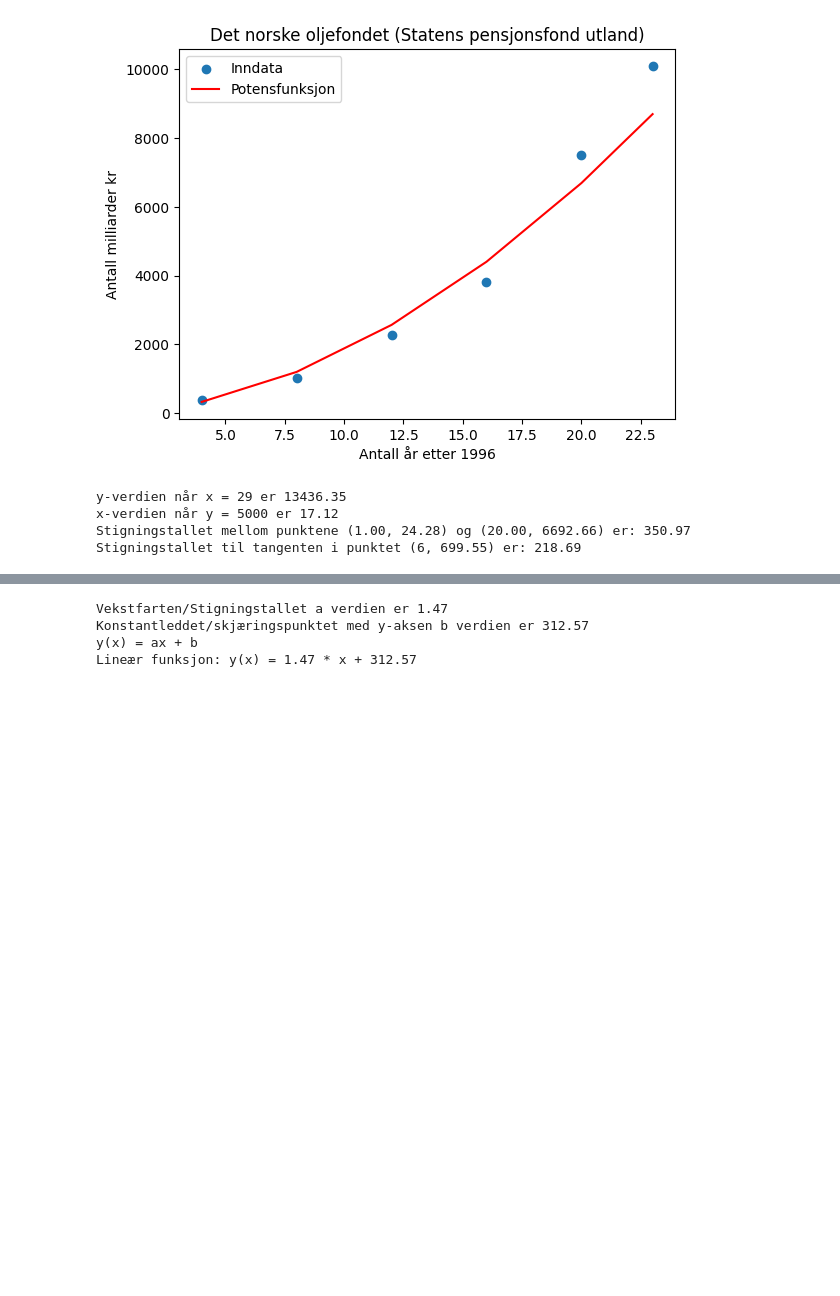
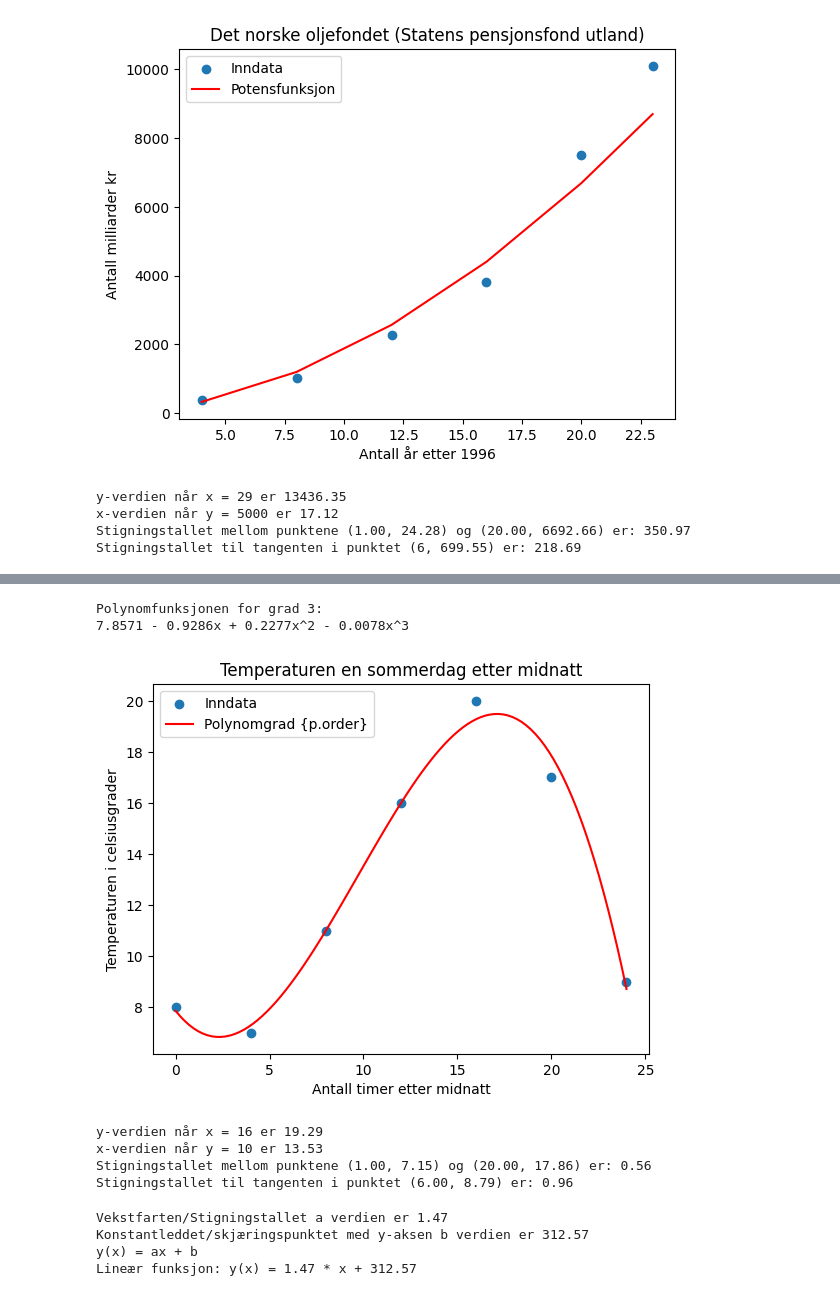
Before and after one commit to hanska91/Matematikk-2P-Y, a Jupyter notebook: Matematikkboka 2P-Y + Litt annet.ipynb, the cells around one changed output, grey strips where cells are left out. Saved outputs shown, nothing was run; the diff lists cells and outputs as text; code cells hidden in the pictures; blank space fills up the shorter version.

```diff
--- a/Matematikkboka 2P-Y + Litt annet.ipynb
+++ b/Matematikkboka 2P-Y + Litt annet.ipynb
@@ -2973,3 +2893,83 @@ Stigningstallet til tangenten i punktet (6.00, 8.79) er: 0.96
+# %%
+# Polynomregresjon med bruk av dummy Data hvor du selv velger poilynomgrad
+import numpy as np
+import matplotlib.pyplot as plt
+
+# Dummy data
+x = np.array([0, 4, 8, 12, 16, 20, 24])  # Eksempel data
+y = np.array([8, 7, 11, 16, 20, 17, 9])  # Eksempel data
+
+# Funksjon for å beregne polynomregresjon og la brukeren velge grad
+def polynomial_regression(x, y, n):
+    # Beregn polynomkoeffisientene for valgt grad
+    coefficients = np.polyfit(x, y, n)
+    p = np.poly1d(coefficients)
+
+    # Skriv ut polynomfunksjonen med ^ tegn og riktig rekkefølge
+    poly_str = " + ".join([f"{coeff:.4f}x^{i}" if i > 0 else f"{coeff:.4f}" for i, coeff in enumerate(coefficients[::-1])])
+    poly_str = poly_str.replace("x^1 ", "x ")
+    poly_str = poly_str.replace("x^0", "")
+    poly_str = poly_str.replace(" + -", " - ")
+    print(f"Polynomfunksjonen for grad {n}:")
+    print(poly_str)
+
+    return p
+
+# La brukeren velge grad på polynomet ------------------------------------------- Veldig viktig at du selv velger polynomgrad her
+n = 3
+
+# Beregn polynomregresjon med brukerens valgte grad
+p = polynomial_regression(x, y, n)
+
+# Lag et plott av dataene og polynomregresjonen
+x_plot = np.linspace(min(x), max(x), 100)
+plt.scatter(x, y, label='Inndata')
+plt.plot(x_plot, p(x_plot), color='red', label='Polynomgrad {p.order}')
+
+# Sett aksetitler
+plt.xlabel('Antall timer etter midnatt')
+plt.ylabel('Temperaturen i celsiusgrader')
+
+# Legg til en overskrift
+plt.title("Temperaturen en sommerdag etter midnatt")
+plt.legend()
+plt.show()
+
+# Finn y-verdien når x = ...
+x_verdi = 16
+y_verdi = p(x_verdi)
+print(f"y-verdien når x = {x_verdi} er {y_verdi:.2f}")
+
+# Finn x-verdien når y = ...
+y_verdi = 10
+x_verdi = p(y_verdi)
+print(f"x-verdien når y = {y_verdi} er {x_verdi:.2f}")
+
+# Finn stigningstallet mellom to punkter (rett linje)
+x1 = 1
+x2 = 20
+y1 = p(x1)
+y2 = p(x2)
+
+m = (y2 - y1) / (x2 - x1)
+
+print("Stigningstallet mellom punktene ({:.2f}, {:.2f}) og ({:.2f}, {:.2f}) er: {:.2f}".format(x1, y1, x2, y2, m))
+
+# Finn stigningstallet i et valgt punkt
+x3 = 6
+y3 = p(x3)
+
+m_tangent = np.polyder(p)(x3)
+
+print("Stigningstallet til tangenten i punktet ({:.2f}, {:.2f}) er: {:.2f}".format(x3, y3, m_tangent))
+# %% [output]
+Polynomfunksjonen for grad 3:
+7.8571 - 0.9286x + 0.2277x^2 - 0.0078x^3
+[figure, added]
+y-verdien når x = 16 er 19.29
+x-verdien når y = 10 er 13.53
+Stigningstallet mellom punktene (1.00, 7.15) og (20.00, 17.86) er: 0.56
+Stigningstallet til tangenten i punktet (6.00, 8.79) er: 0.96
 # %%
 # Lineær regresjon
 import numpy as np
```
Also changed, not shown: parts of 1 cell of this notebook.
